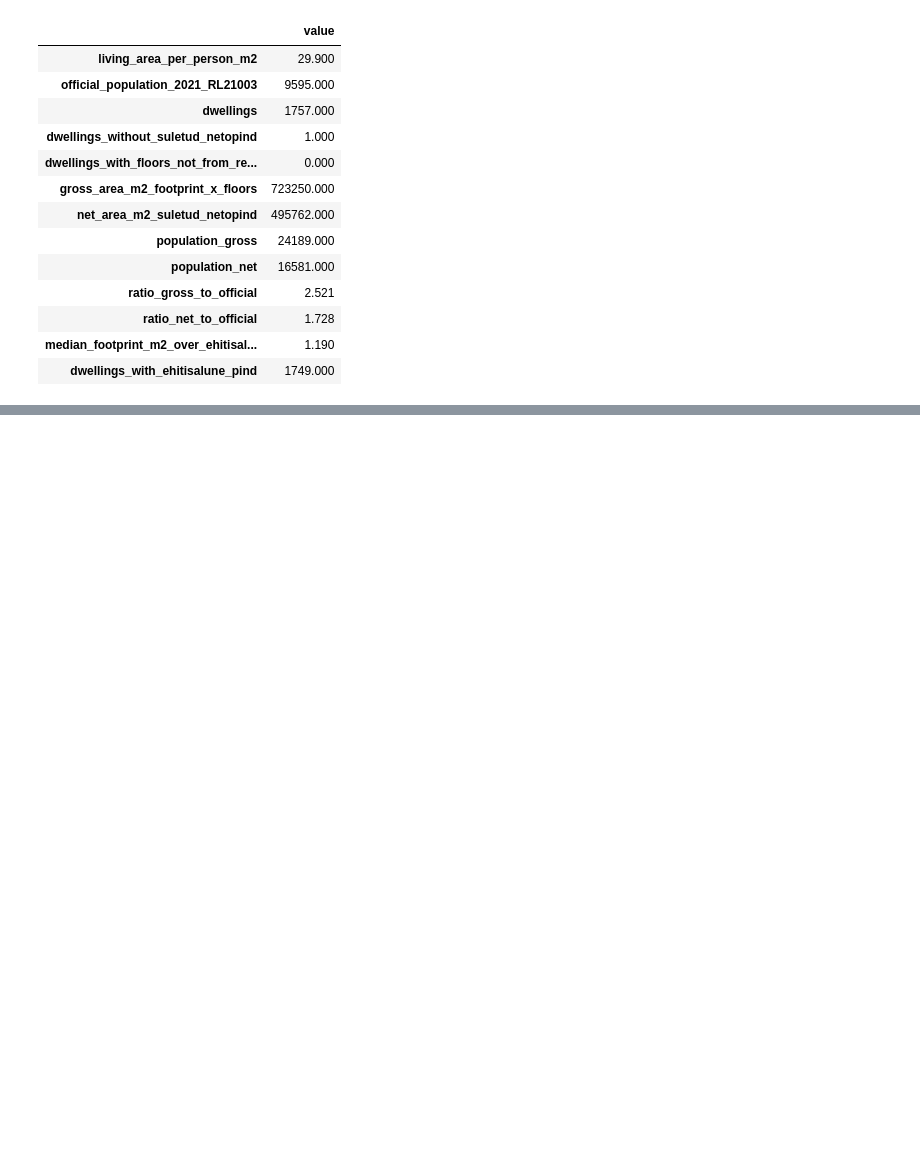
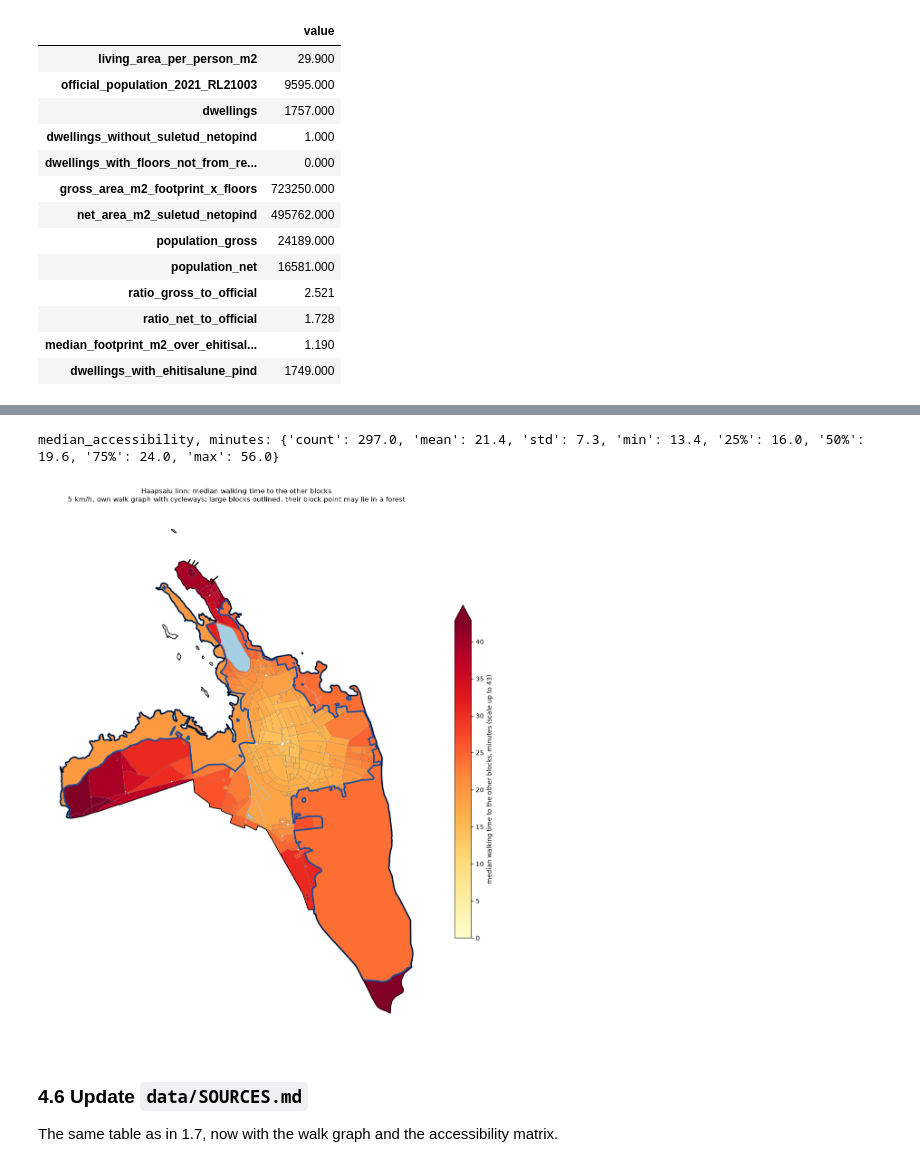
Before and after one commit to aleks-nab/haapsalu-urban-blocks, a Jupyter notebook: notebook.ipynb, the cells around one changed output, grey strips where cells are left out. Drawn from its saved outputs; the diff is of its cells as text; code cells hidden in the pictures; blank space fills up the shorter version.

```diff
--- a/notebook.ipynb
+++ b/notebook.ipynb
@@ -1520,0 +1647,18 @@ pd.Series(population_check).to_frame("value")
+# %%
+from blocksnet.relations import calculate_accessibility_matrix
+
+blocks_idx = blocks.set_index("block_id")[["geometry"]]
+acc_main = calculate_accessibility_matrix(blocks_idx.copy(), graph_main)
+acc_nocycle = calculate_accessibility_matrix(blocks_idx.copy(), graph_nocycle)
+
+out = acc_main.copy()
+out.columns = out.columns.astype(str)
+out.index.name = "block_id"
+try:
+    out.to_parquet(DATA / "accessibility_matrix.parquet")
+    saved_dtype = str(out.dtypes.iloc[0])
+except Exception as error:  # parquet of the installed pyarrow may not take float16
+    print("float16 could not be saved to parquet:", str(error)[:120])
+    out.astype("float32").to_parquet(DATA / "accessibility_matrix.parquet")
+    saved_dtype = "float32 (values are the float16 values)"
+print("Matrix", acc_main.shape, "dtype in memory", acc_main.dtypes.iloc[0], "| saved as", saved_dtype)
@@ -1520,0 +1745,39 @@ pd.Series(population_check).to_frame("value")
+# %%
+from blocksnet.analysis.network.accessibility import median_accessibility
+
+med = median_accessibility(acc_main)["median_accessibility"].astype(float)
+blocks["median_accessibility"] = blocks["block_id"].map(med)
+blocks.to_file(DATA / "blocks.geojson", driver="GeoJSON")
+print("median_accessibility, minutes:", blocks["median_accessibility"].describe().round(1).to_dict())
+
+reg = blocks[~blocks["large_block"]]
+vmax = float(reg["median_accessibility"].quantile(0.98))
+fig, ax = plt.subplots(figsize=(11, 15))
+water.plot(ax=ax, color="#a6cee3", edgecolor="#a6cee3", linewidth=0.8)
+blocks.plot(ax=ax, column="median_accessibility", cmap="YlOrRd", vmin=0, vmax=vmax, edgecolor="#777777", linewidth=0.3,
+            legend=True, legend_kwds={"label": f"median walking time to the other blocks, minutes (scale up to {vmax:.0f})",
+                                      "shrink": 0.5})
+blocks[blocks["large_block"]].boundary.plot(ax=ax, color="#1b4f9c", linewidth=2.5)
+boundary.boundary.plot(ax=ax, color="black", linewidth=1.2)
+ax.set_title("Haapsalu linn: median walking time to the other blocks\n5 km/h, own walk graph with cycleways; "
+             "large blocks outlined, their block point may lie in a forest", fontsize=11)
+ax.set_axis_off()
+fig.tight_layout()
+fig.savefig(DATA / "accessibility_check.png", dpi=150)
+plt.show()
+
+SOURCES.append(dict(layer="walk_graph", file="data/raw/walk_graph_download.pickle (not in git)",
+                    source="OpenStreetMap, osmnx graph_from_polygon for the convex hull of the blocks, osmnx walk filter "
+                           "with cycleway included (foot=no excluded), not simplified, all components",
+                    url=OSM_URL, licence=OSM_LICENCE, date=stamp("osm_walk_graph"), features=graph_raw.number_of_edges()))
+SOURCES.append(dict(layer="accessibility_matrix", file="data/accessibility_matrix.parquet",
+                    source="BlocksNet calculate_accessibility_matrix on the own walk graph, 5 km/h, block representative points",
+                    url="derived, see walk_graph", licence="derived: the terms of the source layers apply (ODbL)", date=TODAY,
+                    features=None))
+# %% [output]
+median_accessibility, minutes: {'count': 297.0, 'mean': 21.4, 'std': 7.3, 'min': 13.4, '25%': 16.0, '50%': 19.6, '75%': 24.0, 'max': 56.0}
+[figure, added]
+# %% [markdown]
+### 4.6 Update `data/SOURCES.md`
+
+The same table as in 1.7, now with the walk graph and the accessibility matrix.
```
Also changed, not shown: parts of 14 cells of this notebook, 6 other files.
